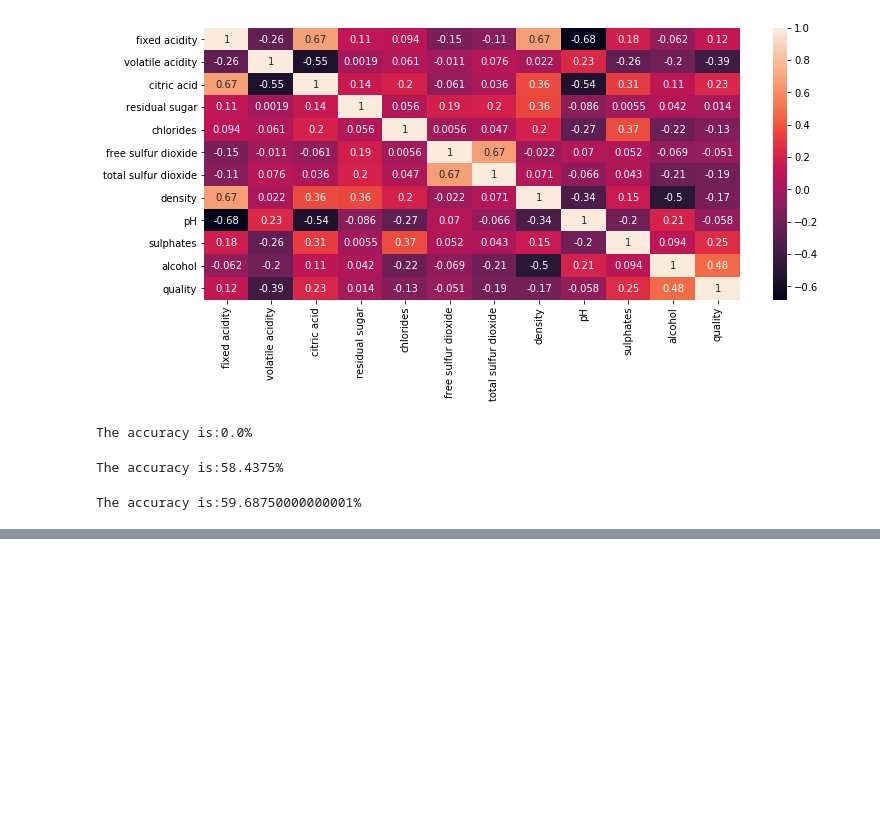
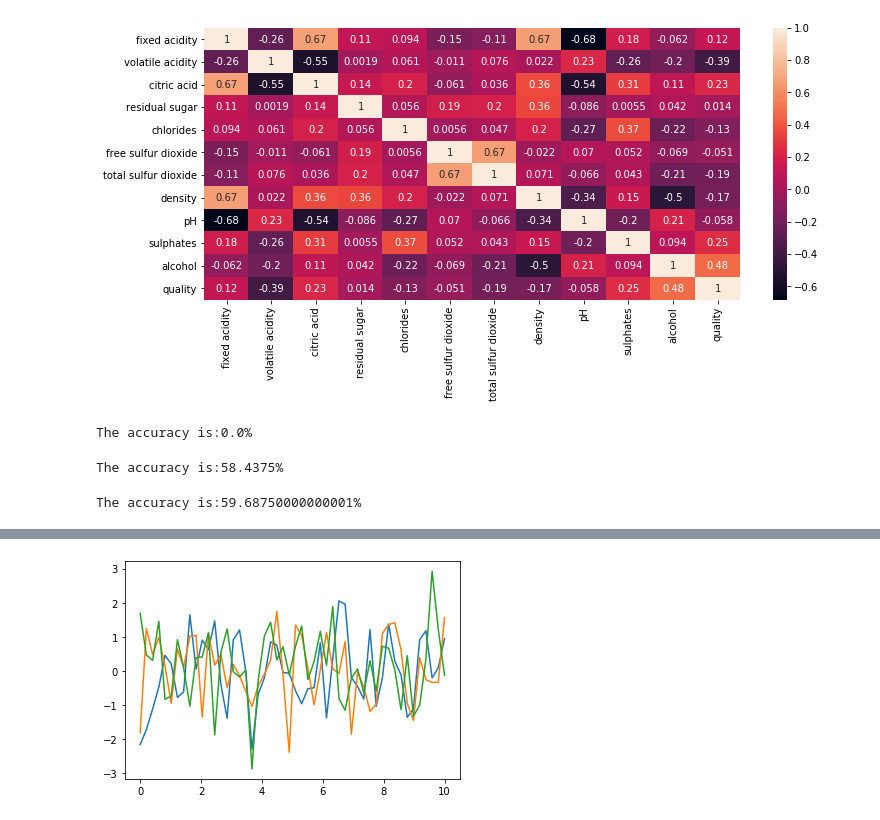
Before and after one commit to dkadyrov/SIT, a Jupyter notebook: CS-559/Homework/Homework 2/Kadyrov_Daniel_HW2.ipynb, the cells around one changed output, grey strips where cells are left out. Drawn from its saved outputs; the diff is of its cells as text; code cells hidden in the pictures; blank space fills up the shorter version.

```diff
--- a/CS-559/Homework/Homework 2/Kadyrov_Daniel_HW2.ipynb
+++ b/CS-559/Homework/Homework 2/Kadyrov_Daniel_HW2.ipynb
@@ -150,0 +193,5 @@ kernel =
+# %%
+plt.plot(xtest, f_prior_3)
+plt.show()
+# %% [output]
+[figure, added]
```
Also changed, not shown: parts of 9 cells of this notebook.
